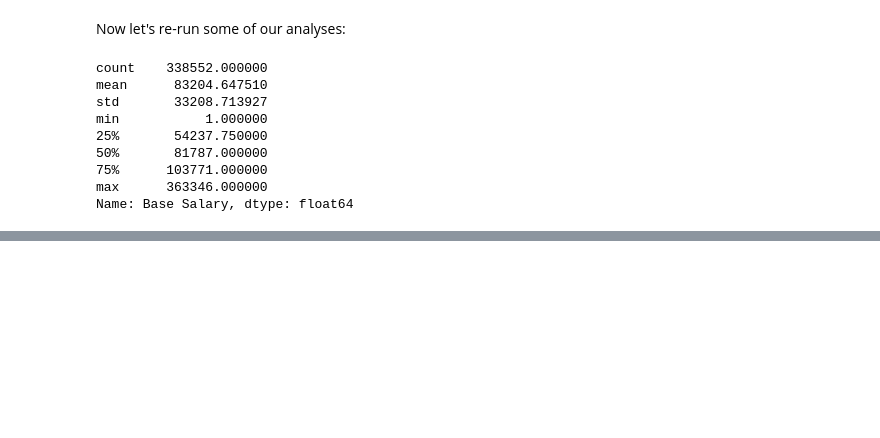
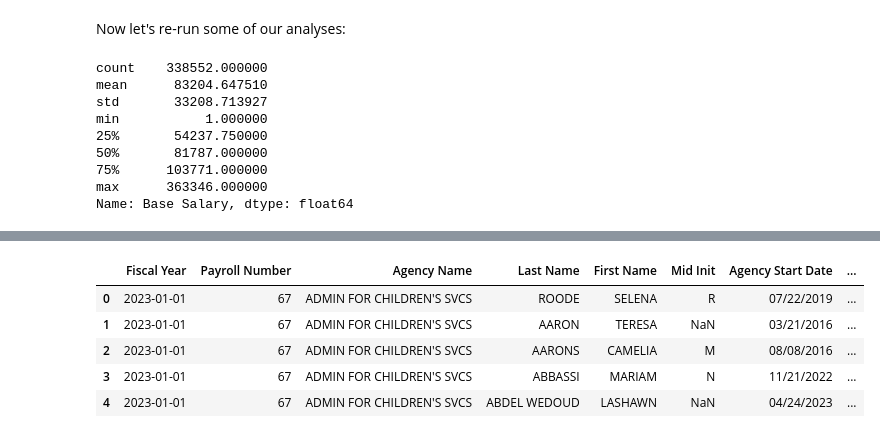
Before and after one commit to laylayounes/cuny-advanced-data-journalism-fall-2026, a Jupyter notebook: exercise-files/pandas/review_pandas_analyses/notebooks/review01-basic-exploration-and-analysis-solution.ipynb, the cells around one changed output, grey strips where cells are left out. Drawn from its saved outputs; the diff is of its cells as text; code cells hidden in the pictures; blank space fills up the shorter version.

```diff
--- a/exercise-files/pandas/review_pandas_analyses/notebooks/review01-basic-exploration-and-analysis-solution.ipynb
+++ b/exercise-files/pandas/review_pandas_analyses/notebooks/review01-basic-exploration-and-analysis-solution.ipynb
@@ -253,0 +281,19 @@ Name: Base Salary, dtype: float64
+# %%
+data['Fiscal Year'] = pd.to_datetime(
+    data['Fiscal Year'].astype(str),
+    format='%Y'
+)
+
+data.head()
+
+# salaries_over_time = data.set_index('Fiscal Year')
+# fiscal_year_tally = salaries_over_time.resample("YE")['Payroll Number'].count()
+
+# fiscal_year_tally.head()
+# %% [output]
+|  | Fiscal Year | Payroll Number | Agency Name | Last Name | First Name | Mid Init | Agency Start Date | ... |
+| 0 | 2023-01-01 | 67 | ADMIN FOR CHILDREN'S SVCS | ROODE | SELENA | R | 07/22/2019 | ... |
+| 1 | 2023-01-01 | 67 | ADMIN FOR CHILDREN'S SVCS | AARON | TERESA | NaN | 03/21/2016 | ... |
+| 2 | 2023-01-01 | 67 | ADMIN FOR CHILDREN'S SVCS | AARONS | CAMELIA | M | 08/08/2016 | ... |
+| 3 | 2023-01-01 | 67 | ADMIN FOR CHILDREN'S SVCS | ABBASSI | MARIAM | N | 11/21/2022 | ... |
+| 4 | 2023-01-01 | 67 | ADMIN FOR CHILDREN'S SVCS | ABDEL WEDOUD | LASHAWN | NaN | 04/24/2023 | ... |
```
Also changed, not shown: parts of 14 cells of this notebook, 7 other files.
